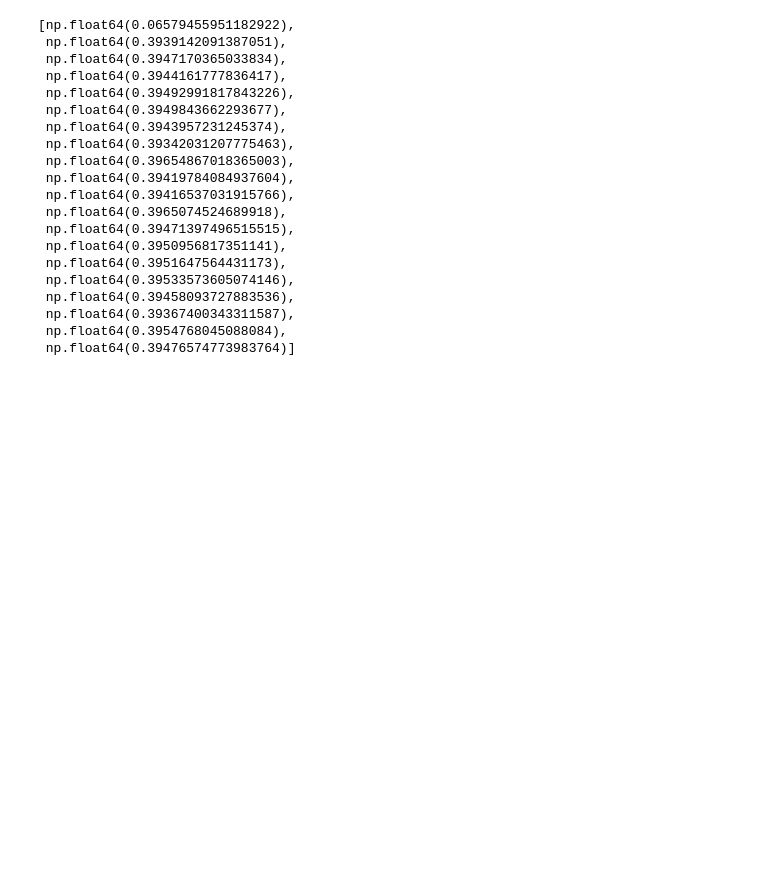
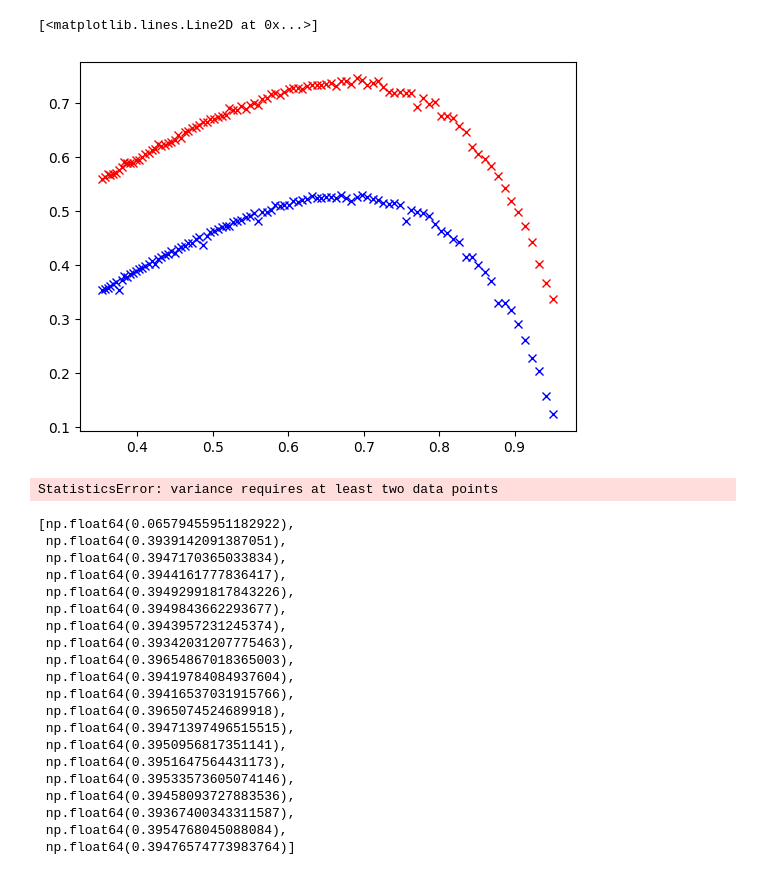
Before and after one commit to thmaoe/Master-thesis-QKD, a Jupyter notebook: test.ipynb, the cells around one changed output. Drawn from its saved outputs; the diff is of its cells as text; code cells hidden in the pictures; blank space fills up the shorter version.

```diff
--- a/test.ipynb
+++ b/test.ipynb
@@ -8,0 +10,34 @@ import numpy as np
+# %%
+vals3= []
+alphas = []
+deltas = []
+for i in range(100):
+    alpha = sqrt(0.1 + i*0.02)
+    ps = []
+    delta = 0.0
+    for i in range(5):
+        delta, p = simulation.doSimul(alpha, 7/8, '1', 100000, 0.77, False)
+        ps.append(p[0])
+    val = ShannonEAT.getH(ps, 100000, delta, 7/8)
+    alphas.append(alpha)
+    vals3.append(val)
+    deltas.append(delta)
+# %%
+vals= []
+alphas = []
+deltas = []
+for i in range(100):
+    alpha = sqrt(0.1 + i*0.02)
+    delta = 0.0
+    delta, p = simulation.doSimul(alpha, 7/8, '1', 100000, 0.77, False)
+    val = shannonLower.runOpti(delta, p[0], 7/8)
+    alphas.append(alpha)
+    vals.append(val)
+    deltas.append(delta)
+# %%
+plt.figure()
+plt.plot(deltas, vals, 'rx')
+plt.plot(deltas, vals3, 'bx')
+# %% [output]
+[<matplotlib.lines.Line2D at 0x...>]
+[figure, added]
@@ -9,3 +50,7 @@ import numpy as np
+# %%
+ShannonEAT.getH(ps, 100000, delta, 7/8)
+# %% [output]
+StatisticsError: variance requires at least two data points
 # %%
 alphas = np.linspace(0.1, 1, 20)
 betas = np.linspace(0.3, 0.9, 20)
```
Also changed, not shown: parts of 2 cells of this notebook, 33 other files.
